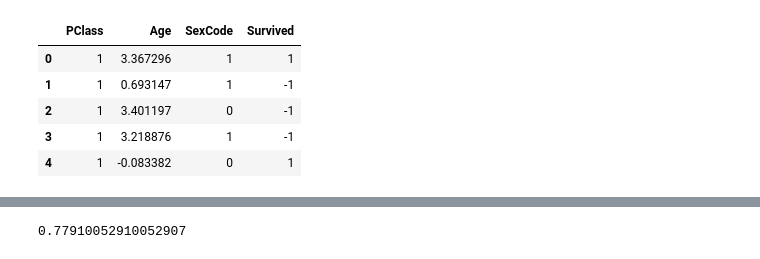
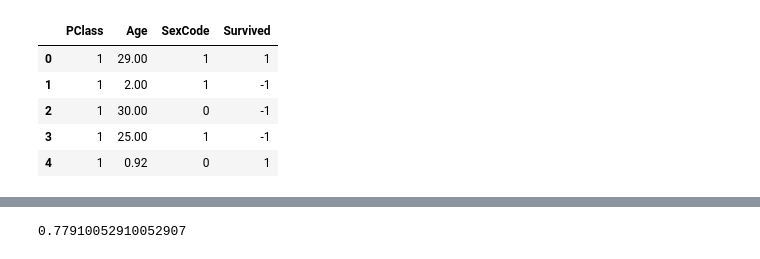
Before and after one commit to nchiprut/cvxOpt, a Jupyter notebook: perceptron.ipynb, the cells around one changed output, grey strips where cells are left out. Cells and saved outputs as stored; diff of their text form; code cells hidden in the pictures.

```diff
--- a/perceptron.ipynb
+++ b/perceptron.ipynb
@@ -6,23 +6,23 @@ import matplotlib.pyplot as plt
 # %%
 data = pd.read_csv('./Titanic.csv')[["PClass","Age","SexCode","Survived"]]
 
 data = data.dropna(how='any')
 mapper = {'1st':1, '2nd':2,'3rd':3}
 data = data[data['PClass'].isin(mapper.keys())]
 data['PClass'] = list(map( lambda v: mapper[v], data['PClass'].values))
-data['Age'] = np.log(data['Age'])
+#data['Age'] = np.log(data['Age'])
 data.loc[data.Survived == 0, 'Survived'] = -1
 
 X = np.asmatrix(data.drop('Survived', axis=1))
 y = np.asmatrix(data['Survived']).T
 data.head()
 # %% [output]
 |  | PClass | Age | SexCode | Survived |
-| 0 | 1 | 3.367296 | 1 | 1 |
-| 1 | 1 | 0.693147 | 1 | -1 |
-| 2 | 1 | 3.401197 | 0 | -1 |
-| 3 | 1 | 3.218876 | 1 | -1 |
-| 4 | 1 | -0.083382 | 0 | 1 |
+| 0 | 1 | 29.00 | 1 | 1 |
+| 1 | 1 | 2.00 | 1 | -1 |
+| 2 | 1 | 30.00 | 0 | -1 |
+| 3 | 1 | 25.00 | 1 | -1 |
+| 4 | 1 | 0.92 | 0 | 1 |
 # %%
 #np.linalg.inv(X.T.dot(X).values).dot(X.T).dot(y)
 
```
Also changed, not shown: parts of 7 cells of this notebook.
